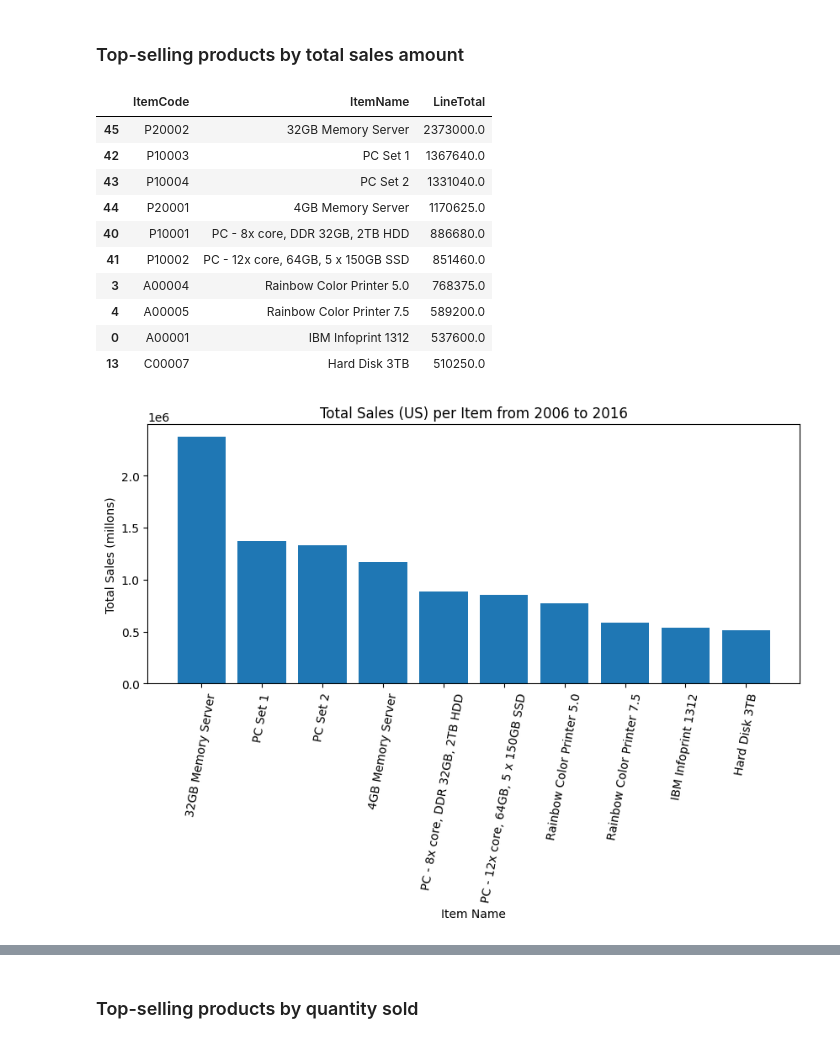
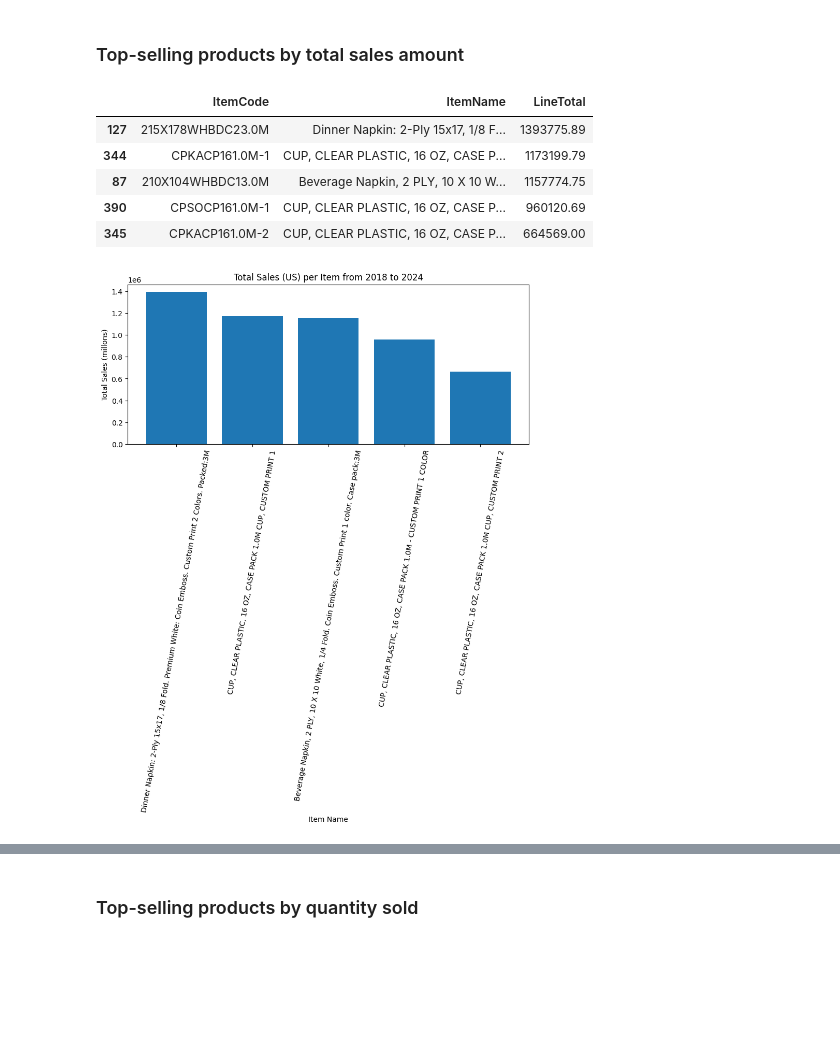
Before and after one commit to alk1316/Capstone_BrainsStation_SAP_InventoryLevel, a Jupyter notebook: notebooks/Capstone_InventoryLevel_SAP.ipynb, the cells around one changed output, grey strips where cells are left out. Saved outputs shown, nothing was run; the diff lists cells and outputs as text; code cells hidden in the pictures; blank space fills up the shorter version.

```diff
--- a/notebooks/Capstone_InventoryLevel_SAP.ipynb
+++ b/notebooks/Capstone_InventoryLevel_SAP.ipynb
@@ -229,9 +310,10 @@ def columns_to_convert(df, columns_to_int=None, columns_to_float=None, columns_t
             df[col] = pd.to_datetime(df[col])
 
     return df
+# %%
+# Setting the list of columns with to be used in the function with the aim of being transformer from Object to int, float or date:
+columns_to_float=['DocTotal', 'DocTotalFC', 'LineTotal', 'StockPrice', 'PriceBefDi', 'Price', 'Quantity']
+columns_to_date=['DocDate']
 # %%
 # Applying the function to all the columns to be transformed
-df = columns_to_convert(df,
-                        columns_to_int=['DocEntry', 'DocNum' ],
-                        columns_to_float=['DocTotal', 'DocTotalFC', 'LineTotal', 'StockPrice', 'PriceBefDi', 'Price'],
-                        columns_to_date=['DocDate'])
+df = columns_to_convert(df, columns_to_float = columns_to_float, columns_to_date = columns_to_date)
@@ -310,3 +341,0 @@ items_to_remove = ['MRP_Item1', 'MRP_Child2', 'MRP_Item4', 'MRP_Item2', 'MRP_Gra
-# %%
-# Removing items that do not apply for analysis
-df = df[~df['ItemName'].isin(items_to_remove)]
@@ -526,28 +517,23 @@ Next, an analysis of product sales from various aspects:
 # Top 10 sold products by amount
 sales_product = df.groupby(['ItemCode', 'ItemName'])['LineTotal'].sum().reset_index()
 sales_product = sales_product.sort_values(by='LineTotal', ascending=False)
-top10_item_sales = sales_product.head(10)
+top10_item_sales = sales_product.head(5)
 top10_item_sales
 # %% [output]
 |  | ItemCode | ItemName | LineTotal |
-| 45 | P20002 | 32GB Memory Server | 2373000.0 |
-| 42 | P10003 | PC Set 1 | 1367640.0 |
-| 43 | P10004 | PC Set 2 | 1331040.0 |
-| 44 | P20001 | 4GB Memory Server | 1170625.0 |
-| 40 | P10001 | PC - 8x core, DDR 32GB, 2TB HDD | 886680.0 |
-| 41 | P10002 | PC - 12x core, 64GB, 5 x 150GB SSD | 851460.0 |
-| 3 | A00004 | Rainbow Color Printer 5.0 | 768375.0 |
-| 4 | A00005 | Rainbow Color Printer 7.5 | 589200.0 |
-| 0 | A00001 | IBM Infoprint 1312 | 537600.0 |
-| 13 | C00007 | Hard Disk 3TB | 510250.0 |
+| 127 | 215X178WHBDC23.0M | Dinner Napkin: 2-Ply 15x17, 1/8 F... | 1393775.89 |
+| 344 | CPKACP161.0M-1 | CUP, CLEAR PLASTIC, 16 OZ, CASE P... | 1173199.79 |
+| 87 | 210X104WHBDC13.0M | Beverage Napkin, 2 PLY, 10 X 10 W... | 1157774.75 |
+| 390 | CPSOCP161.0M-1 | CUP, CLEAR PLASTIC, 16 OZ, CASE P... | 960120.69 |
+| 345 | CPKACP161.0M-2 | CUP, CLEAR PLASTIC, 16 OZ, CASE P... | 664569.00 |
 # %%
 # Bar Chart - Total sales per item
 plt.figure(figsize=(10, 4))
 plt.bar(top10_item_sales['ItemName'], top10_item_sales['LineTotal'])
 plt.xlabel('Item Name')
 plt.ylabel('Total Sales (millons)')
-plt.title('Total Sales (US) per Item from 2006 to 2016')
+plt.title('Total Sales (US) per Item from 2018 to 2024')
 plt.xticks(rotation=80)
 plt.show()
 # %% [output]
-[figure, old version]
+[figure, new version]
```
Also changed, not shown: parts of 142 cells of this notebook, 3 other files.
